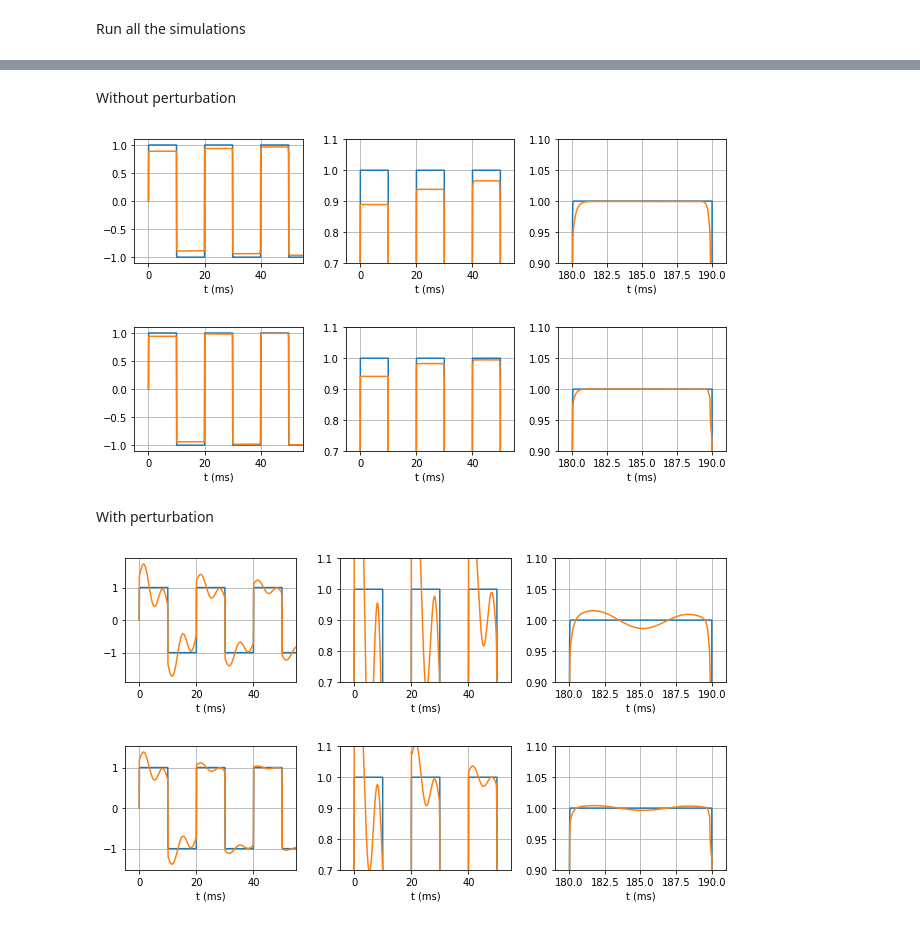
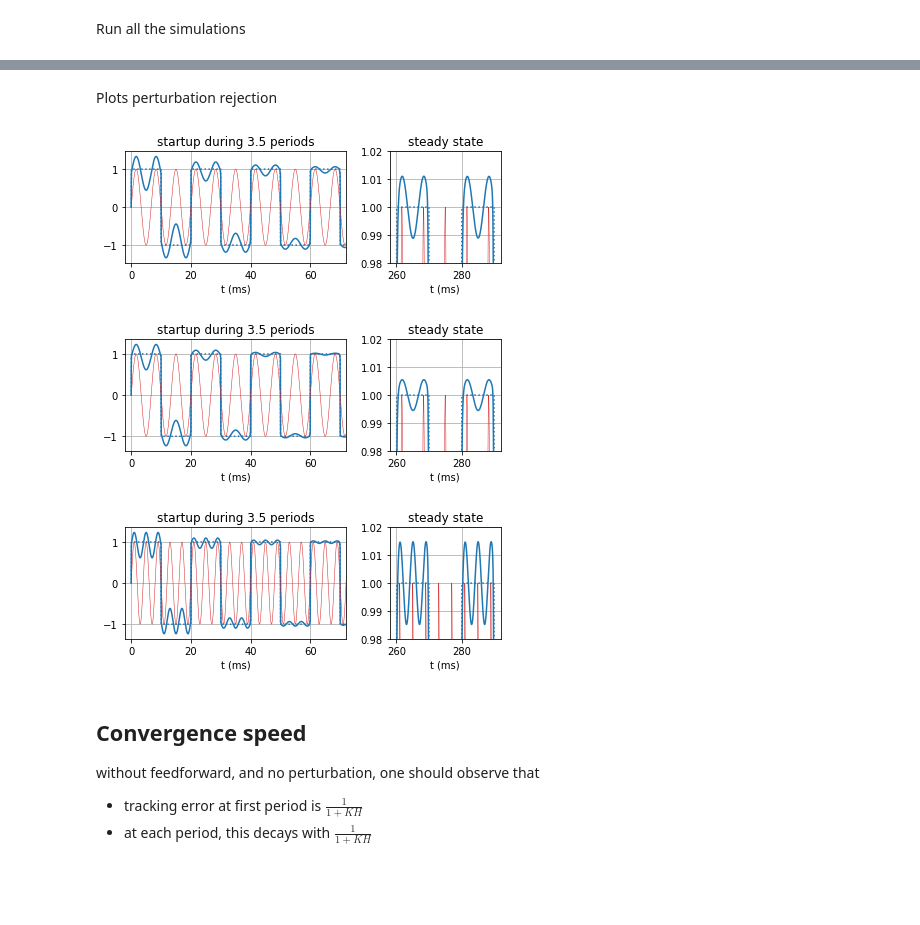
Before and after one commit to pierre-haessig/repetitive-ctrl-magnetic, a Jupyter notebook: Test Magnetic Control.ipynb, the cells around one changed output, grey strips where cells are left out. Saved outputs shown, nothing was run; the diff lists cells and outputs as text; code cells hidden in the pictures; blank space fills up the shorter version.

```diff
--- a/Test Magnetic Control.ipynb
+++ b/Test Magnetic Control.ipynb
@@ -180,9 +227,3 @@ plot_res(res)
 ## Parametric analysis
 # %% [markdown]
 Nominal params
-# %%
-params = {
-    'gainPert.k': 1.0,
-    'magCtrl.k': 1.0,
-    'magCtrl.fc': 1e3,
-}
@@ -211,0 +240,13 @@ variants
+# %%
+def simulate_variant(params, params_nom):
+    # reset to nominal params
+    mod.setParameters(**params_nom)
+    # apply specific params
+    mod.setParameters(**params)
+    # Sim
+    simulate(mod)
+    # extract results
+    res = DyMat.DyMatFile(mod.modelName + '_res.mat')
+    # reset to nominal params
+    mod.setParameters(**params_nom)
+    return res
@@ -211,0 +287,12 @@ variants
+# %%
+variants = {}
+
+variants['n3_K1'] = params_nom.copy()
+
+variants['n3_K2'] = params_nom.copy()
+variants['n3_K2']['ctrl.k'] = 2.
+
+variants['n5_K2'] = variants['n3_K2'].copy()
+variants['n5_K2']['n'] = 5
+
+variants
@@ -213,11 +316,8 @@ variants
 Run all the simulations
 # %%
 res_dict = {}
-for v in variants:
-    mod.setParameters(**variants[v])
-    simulate(mod)
-    res = DyMat.DyMatFile(mod.modelName + '_res.mat')
-    res_dict[v] = res
+for v, params in variants.items():
+    res_dict[v] = simulate_variant(params, params_nom)
 res_dict
 # %% [output]
 LOG_SUCCESS       | info    | The initialization finished successfully without homotopy method.
@@ -238,20 +334,19 @@ LOG_SUCCESS       | info    | The simulation finished successfully.
-# %% [markdown]
-Without perturbation
-# %%
-plot_res(res_dict['nopert'])
-plt.savefig('../testCtrl_nopert.png', dpi=200)
-plot_res(res_dict['nopert_HK'])
-plt.savefig('../testCtrl_nopert_K3.png', dpi=200)
-# %% [output]
-[figure, removed]
-[figure, removed]
-# %% [markdown]
-With perturbation
-# %%
-plot_res(res_dict['nom'])
-plt.savefig('../testCtrl_pert.png', dpi=200)
-plot_res(res_dict['HK'])
-plt.savefig('../testCtrl_pert_K3.png', dpi=200)
-# %% [output]
-[figure, removed]
-[figure, removed]
+# %% [markdown]
+Plots perturbation rejection
+# %%
+plot_res_ss(res_dict['n3_K1'], y2 = (0.98, 1.02))
+plt.savefig('../testCtrl_n3_K1.png', dpi=200)
+plot_res_ss(res_dict['n3_K2'], y2 = (0.98, 1.02))
+plt.savefig('../testCtrl_n3_K2.png', dpi=200)
+plot_res_ss(res_dict['n5_K2'], y2 = (0.98, 1.02))
+plt.savefig('../testCtrl_n5_K2.png', dpi=200)
+# %% [output]
+[figure, added]
+[figure, added]
+[figure, added]
+# %% [markdown]
+## Convergence speed
+
+without feedforward, and no perturbation, one should observe that
+* tracking error at first period is $\frac{1}{1+KH}$
+* at each period, this decays with $\frac{1}{1+KH}$
```
Also changed, not shown: parts of 40 cells of this notebook, 14 other files.
